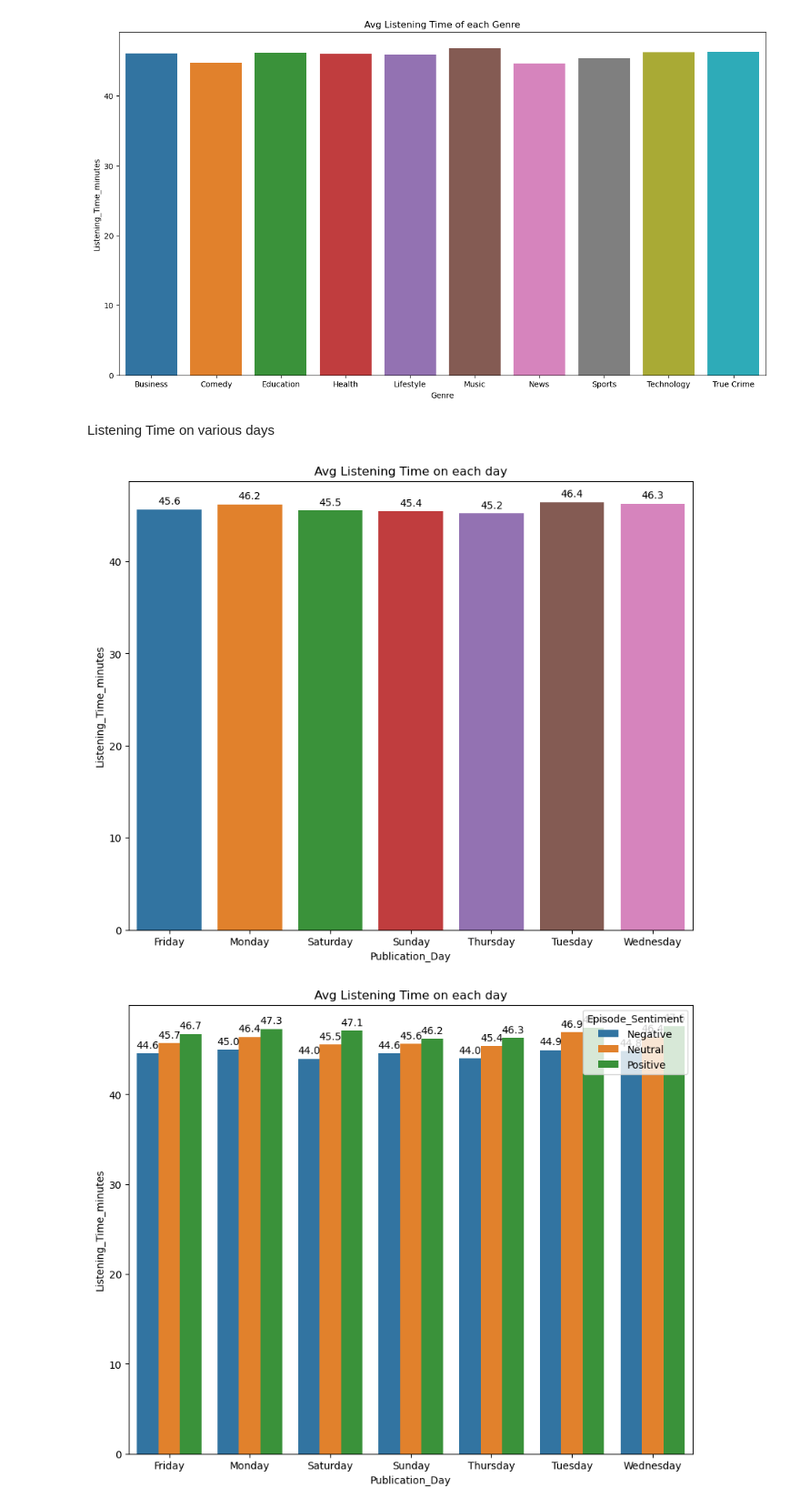
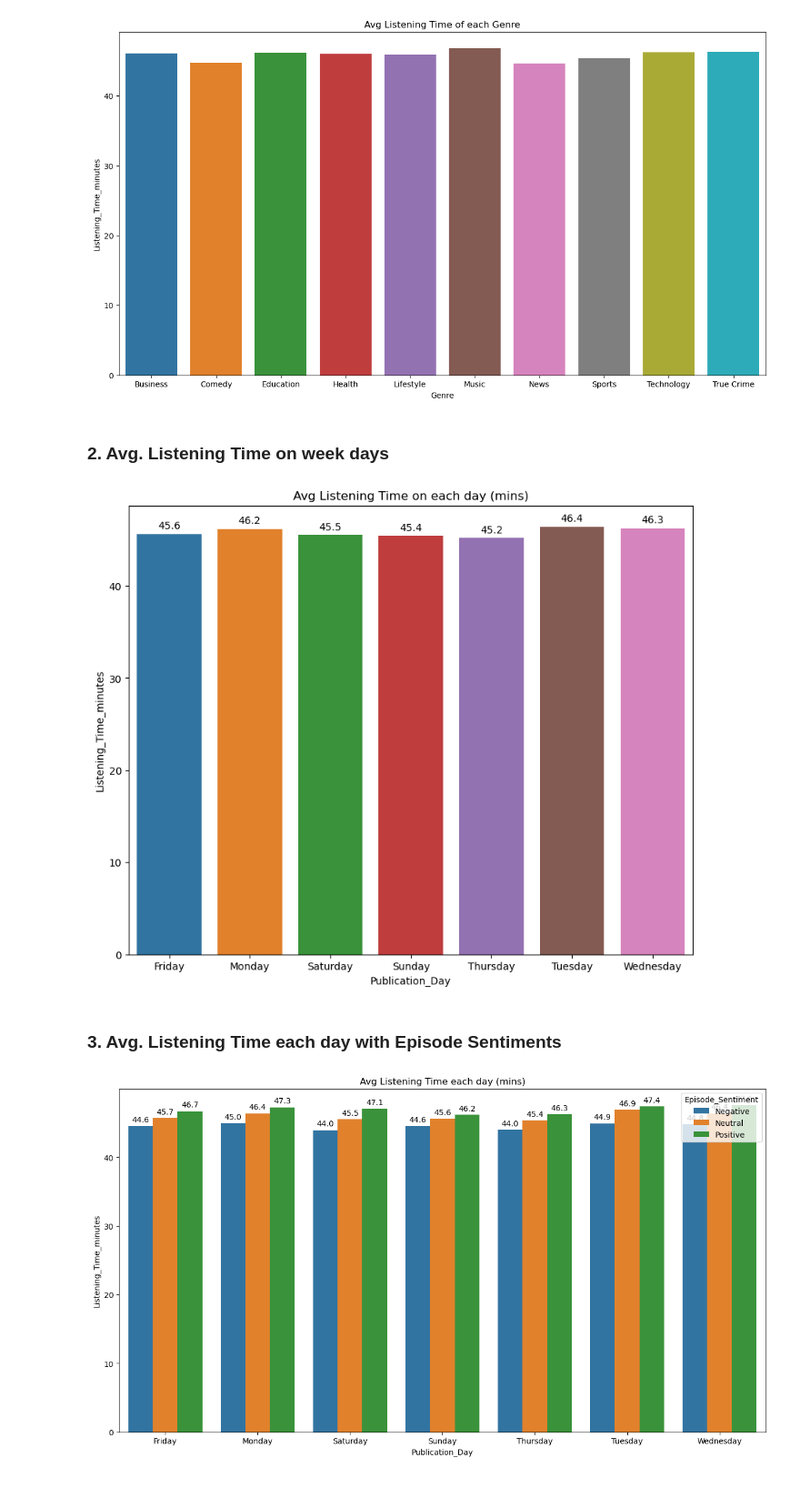
Before and after one commit to Gurmancheema/Predicting-Podcast-Listening-Time, a Jupyter notebook: Exploratory Data Analysis.ipynb, the cells around one changed output. Shown at 91% size. Saved outputs shown, nothing was run; the diff lists cells and outputs as text; code cells hidden in the pictures.

```diff
--- a/Exploratory Data Analysis.ipynb
+++ b/Exploratory Data Analysis.ipynb
@@ -36,0 +65,10 @@ df.head(10)
+# %%
+plt.figure(figsize=(15,8))
+order = df['Genre'].value_counts().sort_values(ascending=False).index
+ax= sb.countplot(data = df, x ='Genre', order = order)
+
+for container in ax.containers:
+    ax.bar_label(container, fmt='%.1f', label_type='edge', padding=3)
+
+plt.title('Most listened Genres')
+plt.show()
@@ -49,7 +174,7 @@ plt.show()
 # %% [output]
 [figure]
 # %% [markdown]
-Listening Time on various days
+### 2. Avg. Listening Time on week days
 # %%
 list_time_on_various_days = df.groupby('Publication_Day')['Listening_Time_minutes'].mean()
 df_list_time_on_various_days = list_time_on_various_days.reset_index()
@@ -65,26 +190,28 @@ ax = sb.barplot(data = df_list_time_on_various_days, x = 'Publication_Day',y = '
 for container in ax.containers:
     ax.bar_label(container, fmt='%.1f', label_type='edge', padding=3)
 
-plt.title("Avg Listening Time on each day")
+plt.title("Avg Listening Time on each day (mins)")
 plt.show()
 # %% [output]
-[figure, old version]
+[figure, new version]
+# %% [markdown]
+### 3. Avg. Listening Time each day with Episode Sentiments
 # %%
 list_time_on_various_days = df.groupby(['Publication_Day','Episode_Sentiment'])['Listening_Time_minutes'].mean()
 df_list_time_on_various_days = list_time_on_various_days.reset_index()
 # %%
-plt.figure(figsize= (10,8))
+plt.figure(figsize= (15,8))
 
 #capture the barplot in a variable
 ax = sb.barplot(data = df_list_time_on_various_days, x = 'Publication_Day',y = 'Listening_Time_minutes',hue ='Episode_Sentiment')
 
 #let's add some labels on top of bars
 
 # Add value labels on top of each bar
 for container in ax.containers:
     ax.bar_label(container, fmt='%.1f', label_type='edge', padding=3)
 
-plt.title("Avg Listening Time on each day")
+plt.title("Avg Listening Time each day (mins)")
 plt.show()
 # %% [output]
-[figure, old version]
+[figure, new version]
```
Also changed, not shown: parts of 41 cells of this notebook.
